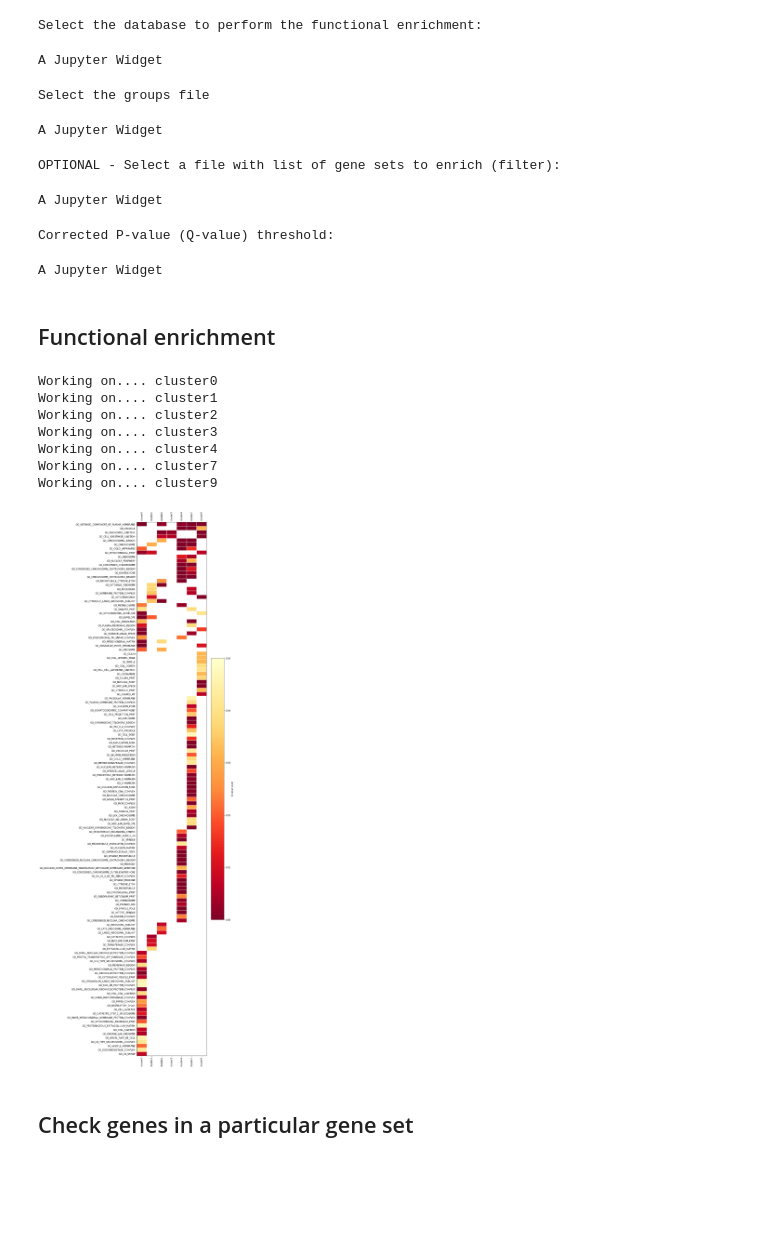
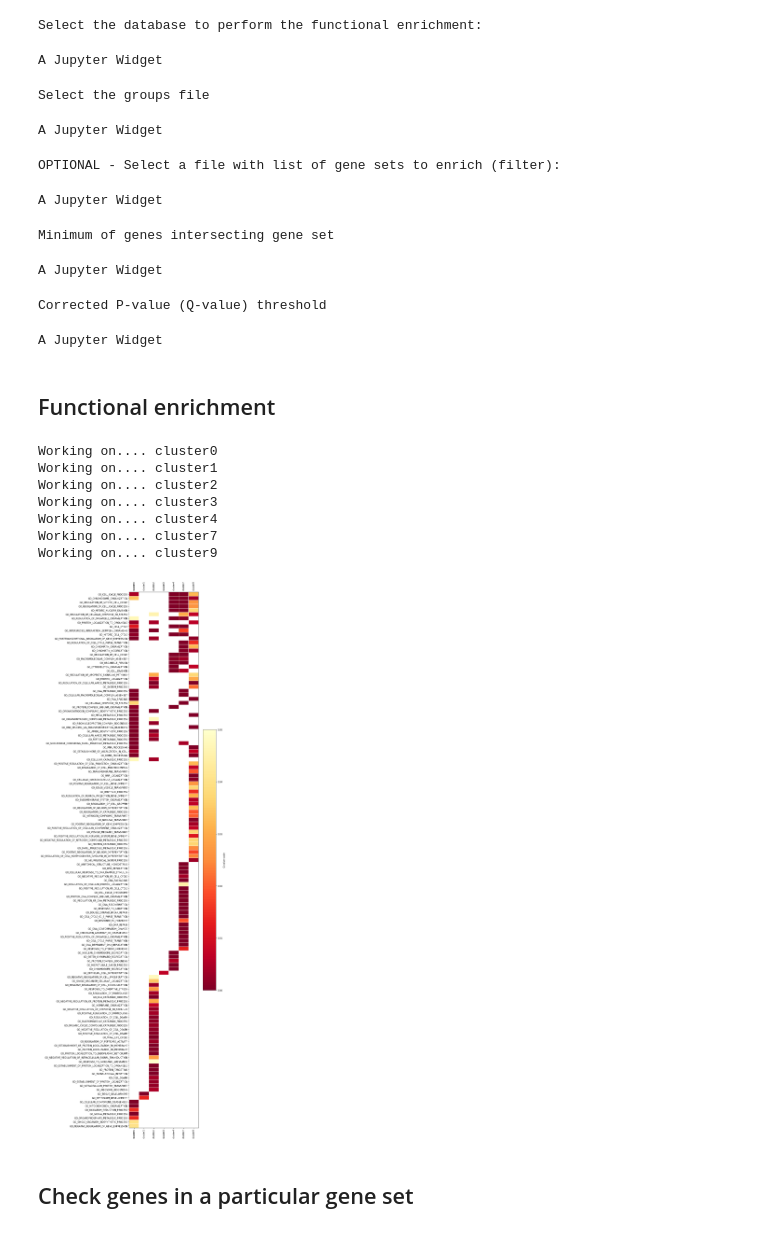
Before and after one commit to carlotarp/functional_enrichment, a Jupyter notebook: codes/Functional_enrichment.ipynb, the cells around one changed output. Drawn from its saved outputs; the diff is of its cells as text; code cells hidden in the pictures; blank space fills up the shorter version.

Commit message:
add min gene set,chang pval thr

```diff
--- a/codes/Functional_enrichment.ipynb
+++ b/codes/Functional_enrichment.ipynb
@@ -11,6 +11,8 @@ filename = filename_groups()
 display(filename)
 filenameGO = filename_GO()
 display(filenameGO)
+mngene = min_gene_intersected()
+display(mngene)
 fs = pval_thres()
 display(fs)
 try:
@@ -24,34 +26,39 @@ Select the groups file
 A Jupyter Widget
 OPTIONAL - Select a file with list of gene sets to enrich (filter):
 A Jupyter Widget
-Corrected P-value (Q-value) threshold:
+Minimum of genes intersecting gene set
 A Jupyter Widget
+Corrected P-value (Q-value) threshold
+A Jupyter Widget
 # %% [markdown]
 ## Functional enrichment
 # %%
 if filename.value == 'No_file':
     print('PLEASE SPECIFY A GROUP FILE. It should be in data/ folder')
 else:
     #Load data
     allgenes,genesets,cluster_genes,clusters = load_data(filename.value,dbn.value)
 
+    #Generate Gitools heatmap
+    generate_gitools_matrix(cluster_genes,filename.value)
+
     #Functional enrichment
-    allenrichment_results = enrichment_all_groups(genesets,filenameGO.value,allgenes,cluster_genes,float(fs.value))
+    allenrichment_results = enrichment_all_groups(genesets,mngene.value,filenameGO.value,allgenes,cluster_genes,float(fs.value))
 
     #Plot heatmap
     plot_heatmap(allenrichment_results,clusters,cluster_genes,float(fs.value))
 
     #Generate tabe with all results
-    allenrichment_results[['GROUP','TERM','PVALUE','QVALUE']].to_excel('../results/'+filename.value.split('.')[0]+dbn.value.replace('.gmt','')+'.xls',index=False)
+    allenrichment_results[['GROUP','TERM','TERM_GENE_SET_SIZE','PVALUE','QVALUE','ENRICHED_GENES']].to_excel('../results/'+filename.value.split('.')[0]+'_'+dbn.value.replace('.gmt','')+'.xls',index=False)
 # %% [output]
 Working on.... cluster0
 Working on.... cluster1
 Working on.... cluster2
 Working on.... cluster3
 Working on.... cluster4
 Working on.... cluster7
 Working on.... cluster9
-[figure, old version]
+[figure, new version]
 # %% [markdown]
 ## Check genes in a particular gene set
 # %%
```
Also changed, not shown: parts of 1 cell of this notebook, 7 other files.
